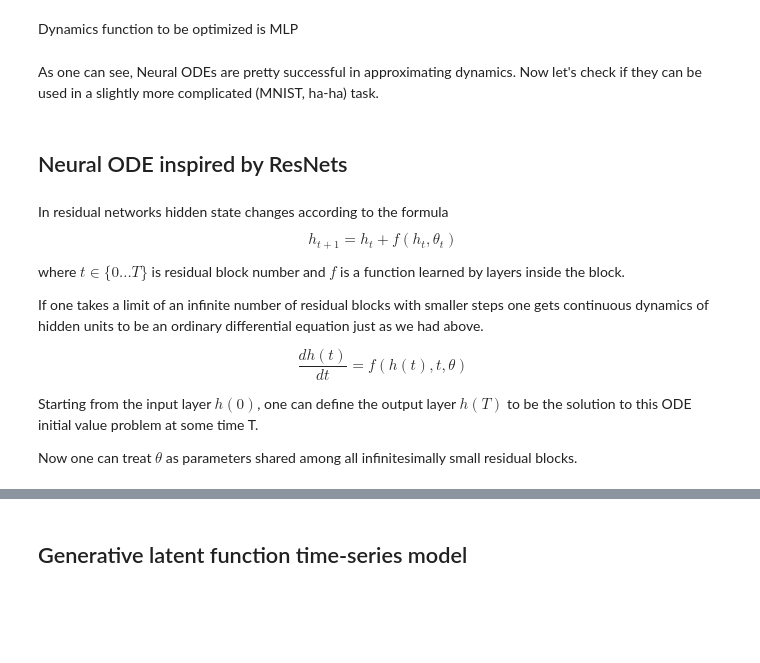
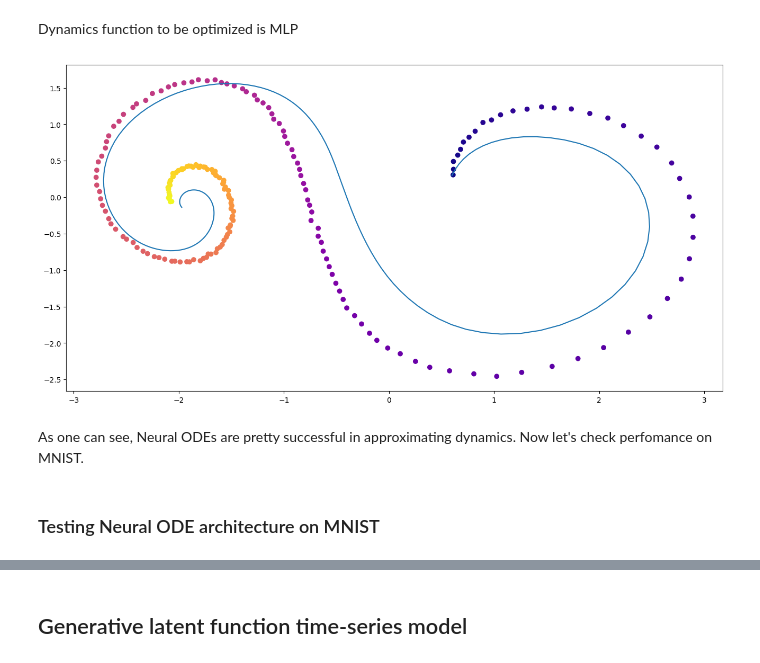
Before and after one commit to RinokuS/neural-ode, a Jupyter notebook: Neural ODEs.ipynb, the cells around one changed output, grey strips where cells are left out. Saved outputs shown, nothing was run; the diff lists cells and outputs as text; code cells hidden in the pictures; blank space fills up the shorter version.

```diff
--- a/Neural ODEs.ipynb
+++ b/Neural ODEs.ipynb
@@ -466,2 +351,10 @@ ode_trained = NeuralODE(RandomLinearODEF())
+# %%
+func = TestODEF(Tensor([[-0.1, -0.5], [0.5, -0.1]]), Tensor([[0.2, 1.], [-1, 0.2]]), Tensor([[-1., 0.]]))
+ode_true = NeuralODE(func, euler_solver())
+
+func = NNODEF(2, 16, time_invariant=True)
+ode_trained = NeuralODE(func, euler_solver())
 # %%
-conduct_experiment(ode_true, ode_trained, 500, "linear")
+conduct_experiment(ode_true, ode_trained, 5000, "comp", plot_freq=500)
+# %% [output]
+[figure, added]
@@ -476,21 +361,4 @@ conduct_experiment(ode_true, ode_trained, 3000, "comp", plot_freq=30)
 # %% [markdown]
-As one can see, Neural ODEs are pretty successful in approximating dynamics. Now let's check if they can be used in a slightly more complicated (MNIST, ha-ha) task.
+As one can see, Neural ODEs are pretty successful in approximating dynamics. Now let's check perfomance on MNIST.
 # %% [markdown]
-## Neural ODE inspired by ResNets
+### Testing Neural ODE architecture on MNIST
-# %% [markdown]
-In residual networks hidden state changes according to the formula
-$$
-h_{t+1} = h_{t} + f(h_{t}, \theta_{t})
-$$
-
-where $t \in \{0...T\}$ is residual block number and $f$ is a function learned by layers inside the block.
-
-If one takes a limit of an infinite number of residual blocks with smaller steps one gets continuous dynamics of hidden units to be an ordinary differential equation just as we had above.
-
-$$
-\frac{dh(t)}{dt} = f(h(t), t, \theta)
-$$
-
-Starting from the input layer $h(0)$, one can deﬁne the output layer $h(T)$ to be the solution to this ODE initial value problem at some time T.
-
-Now one can treat $\theta$ as parameters shared among all infinitesimally small residual blocks.
```
Also changed, not shown: parts of 74 cells of this notebook, 28 other files.
